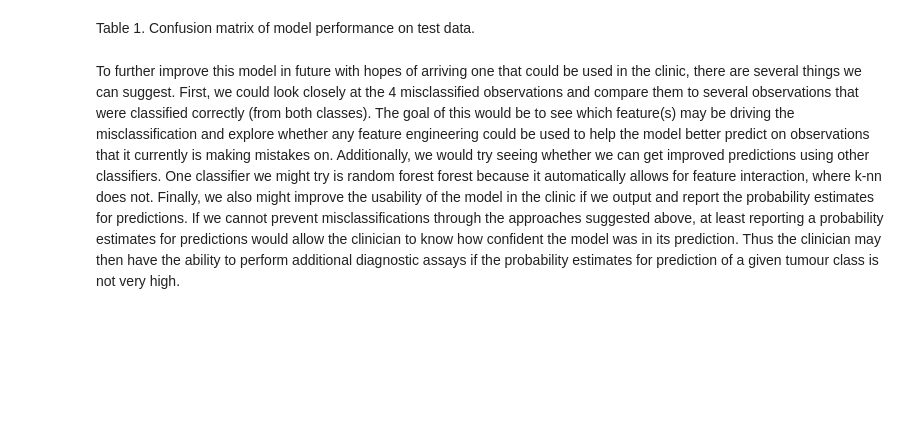
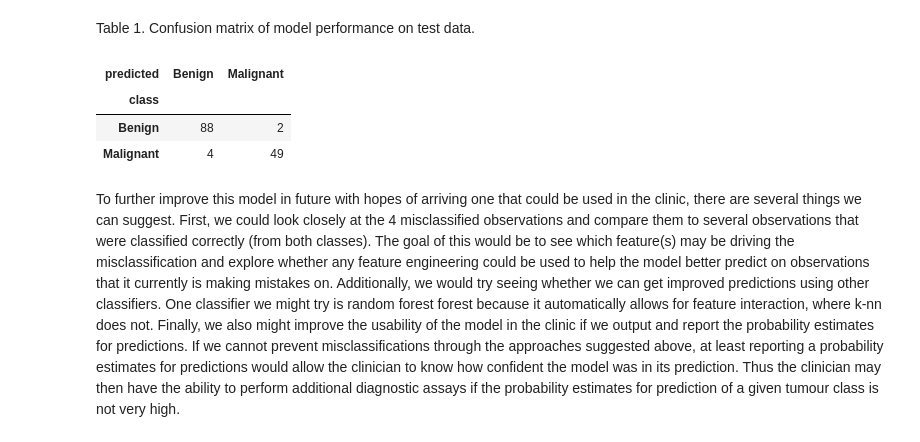
Before and after one commit to FixML/breast_cancer_predictor_py, a Jupyter notebook: src/breast_cancer_predictor_report.ipynb, the cells around one changed output. Cells and saved outputs as stored; diff of their text form; code cells hidden in the pictures; blank space fills up the shorter version.

```diff
--- a/src/breast_cancer_predictor_report.ipynb
+++ b/src/breast_cancer_predictor_report.ipynb
@@ -176,12 +176,12 @@ cancer_tune_grid = GridSearchCV(
     scoring=make_scorer(fbeta_score, pos_label='Malignant', beta=2)
 )
 # %%
-accuracies_grid = pd.DataFrame(
-    cancer_tune_grid.fit(
+cancer_fit = cancer_tune_grid.fit(
         cancer_train.drop("class", axis=1),
         cancer_train["class"]
-    ).cv_results_
-)
+    )
+
+accuracies_grid = pd.DataFrame(cancer_fit.cv_results_)
 # %%
 accuracies_grid = (
     accuracies_grid[[
@@ -228,3 +228,8 @@ line_n_point + bar
 [interactive output not drawn]
 # %% [markdown]
 Figure 2. Results from 30-fold cross validation to choose K. Fbeta score (with beta = 2) was used as the classification metric as K was varied.
+# %%
+# test model on unseen data
+cancer_preds = cancer_test.assign(
+    predicted = cancer_fit.predict(cancer_test)
+)
@@ -237,3 +251,13 @@ Table 1. Confusion matrix of model performance on test data.
+# %%
+pd.crosstab(
+    cancer_preds["class"],
+    cancer_preds["predicted"]
+)
+# %% [output]
+| predicted | Benign | Malignant |
+| class |  |  |
+| Benign | 88 | 2 |
+| Malignant | 4 | 49 |
 # %% [markdown]
 To further improve this model in future with hopes of arriving one that could be used in the clinic, there are several things we can suggest. First, we could look closely at the 4 misclassified observations and compare them to several observations that were classified correctly (from both classes). The goal of this would be to see which feature(s) may be driving the misclassification and explore whether any feature engineering could be used to help the model better predict on observations that it currently is making mistakes on. Additionally, we would try seeing whether we can get improved predictions using other classifiers. One classifier we might try is random forest forest because it automatically allows for feature interaction, where k-nn does not. Finally, we also might improve the usability of the model in the clinic if we output and report the probability estimates for predictions. If we cannot prevent misclassifications through the approaches suggested above, at least reporting a probability estimates for predictions would allow the clinician to know how confident the model was in its prediction. Thus the clinician may then have the ability to perform additional diagnostic assays if the probability estimates for prediction of a given tumour class is not very high.
 # %% [markdown]
```
Also changed, not shown: parts of 3 cells of this notebook.
